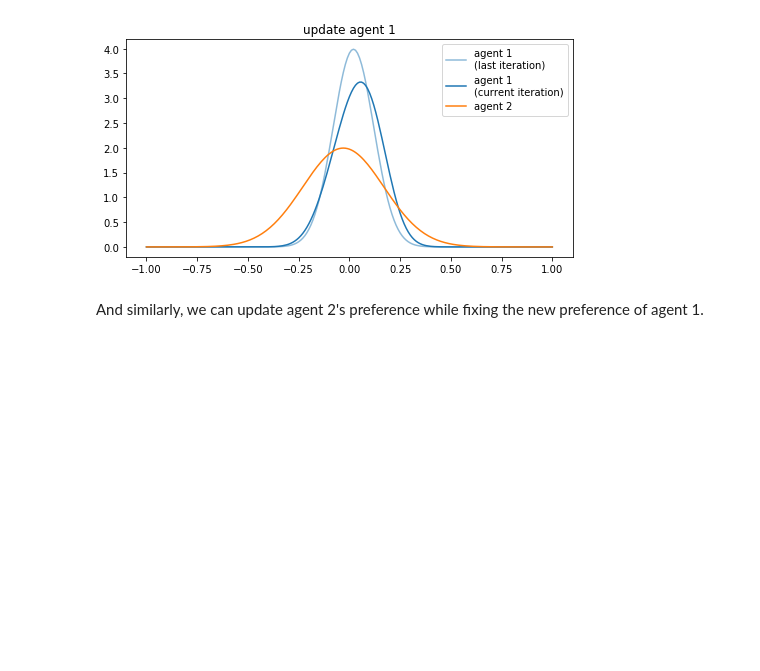
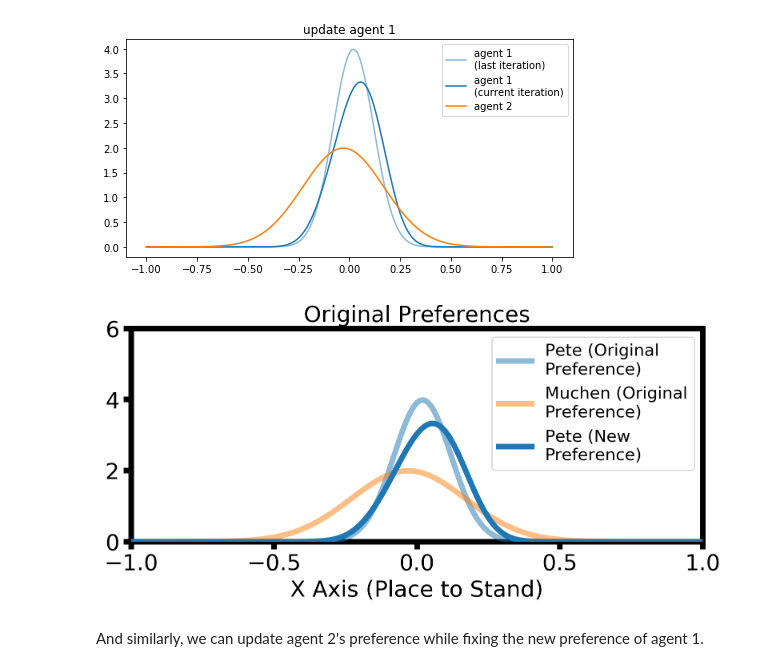
Before and after one commit to MurpheyLab/DistNav, a Jupyter notebook: notebooks/distnav_1d_tutorial.ipynb, the cells around one changed output. Saved outputs shown, nothing was run; the diff lists cells and outputs as text; code cells hidden in the pictures; blank space fills up the shorter version.

```diff
--- a/notebooks/distnav_1d_tutorial.ipynb
+++ b/notebooks/distnav_1d_tutorial.ipynb
@@ -136,6 +192,40 @@ ax.legend()
 plt.show()
 # %% [output]
 [figure]
+# %%
+fig, ax = plt.subplots(1, 1, figsize=(8, 4), dpi=200, tight_layout=True)
+ax.set_xlim(xlist[0], xlist[-1])
+ax.set_ylim(0.0, 6.0)
+
+# ax.axvline(mu1, ymin=0, ymax=np.max(pdf_agent1)/5.0, color="C0", linestyle="--", linewidth=5)
+# ax.axvline(mu2, ymin=0, ymax=np.max(pdf_agent2)/5.0, color="C1", linestyle="--", linewidth=5)
+# ax.plot(xlist, pdf_agent1, color='C0', label='Pete', linewidth=5)
+# ax.plot(xlist, pdf_agent2, color='C1', label='Muchen', linewidth=5)
+
+# ax.axvline(mu1, ymin=0, ymax=np.max(pdf_agent1)/6.0, color="C0", linestyle="--", linewidth=5, alpha=0.5)
+# ax.axvline(mu2, ymin=0, ymax=np.max(pdf_agent2)/6.0, color="C1", linestyle="--", linewidth=5)
+# ax.axvline(xlist[np.argmax(new_pdf_agent1)], ymin=0, ymax=np.max(new_pdf_agent1)/6.0, color="C0", linestyle="--", linewidth=5)
+
+ax.plot(xlist, pdf_agent1, color='C0', label='Pete (Original\nPreference)', alpha=0.5, linewidth=5)
+ax.plot(xlist, pdf_agent2, color='C1', label='Muchen (Original\nPreference)', alpha=0.5, linewidth=5)
+ax.plot(xlist, new_pdf_agent1, color='C0', label='Pete (New\nPreference)', linewidth=5)
+
+for axis in ['top', 'bottom', 'left', 'right']:
+    ax.spines[axis].set_linewidth(5)
+    ax.spines[axis].set_zorder(0)
+start, end = ax.get_xlim()
+stepsize = 0.5
+ax.xaxis.set_ticks(np.arange(start, end+stepsize, stepsize))
+ax.tick_params(axis='x', labelsize=20, width=5., length=7.)
+ax.tick_params(axis='y', labelsize=20, width=5., length=7.)
+ax.set_xlabel("X Axis (Place to Stand)", fontsize=20)
+ax.set_title("Original Preferences", fontsize=20)
+ax.legend(fontsize=15)
+
+plt.savefig("pete_new_preference.png")
+plt.show()
+# %% [output]
+[figure, added]
 # %% [markdown]
 And similarly, we can update agent 2's preference while fixing the new preference of agent 1.
 # %%
```
Also changed, not shown: parts of 11 cells of this notebook, 5 other files.
